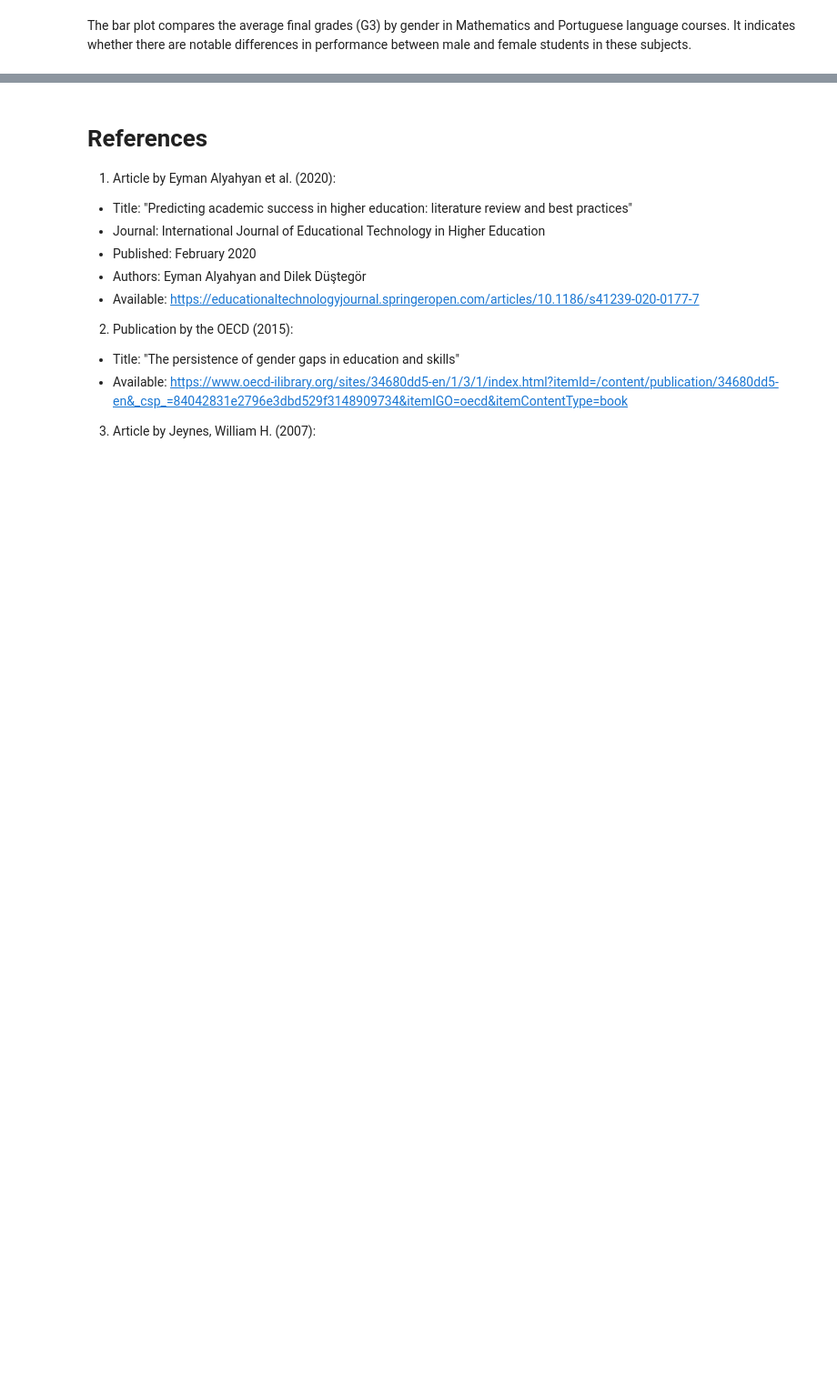
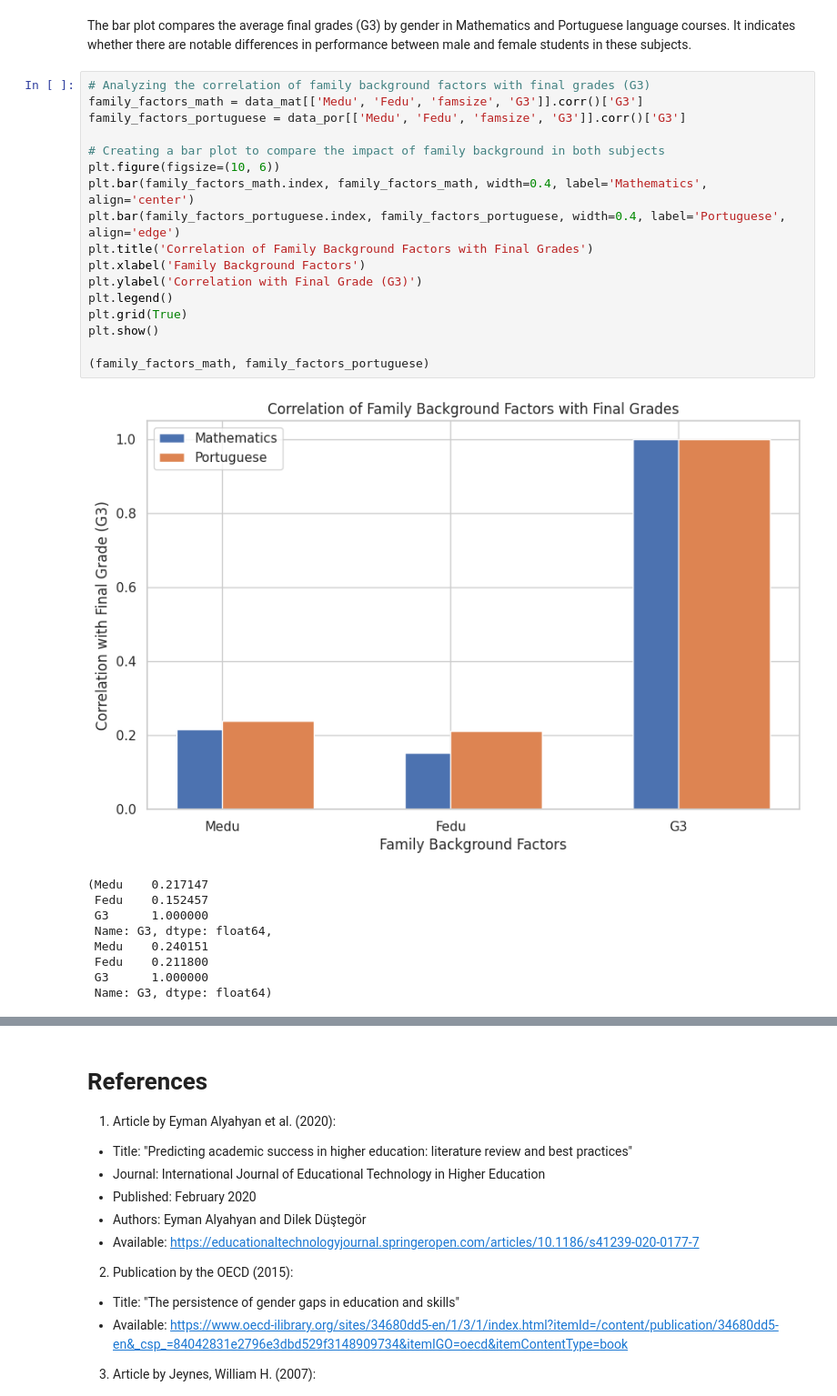
Before and after one commit to carlos-alves-one/Student-Performance-Analysis, a Jupyter notebook: Student_Performance.ipynb, the cells around one changed output, grey strips where cells are left out. Shown at 91% size. Saved outputs shown, nothing was run; the diff lists cells and outputs as text; blank space fills up the shorter version.

Commit message:
Evaluate Family Background Impact

```diff
--- a/Student_Performance.ipynb
+++ b/Student_Performance.ipynb
@@ -953,3 +953,30 @@ plt.show()
 [figure]
 # %% [markdown]
 The bar plot compares the average final grades (G3) by gender in Mathematics and Portuguese language courses. It indicates whether there are notable differences in performance between male and female students in these subjects.
+# %%
+# Analyzing the correlation of family background factors with final grades (G3)
+family_factors_math = data_mat[['Medu', 'Fedu', 'famsize', 'G3']].corr()['G3']
+family_factors_portuguese = data_por[['Medu', 'Fedu', 'famsize', 'G3']].corr()['G3']
+
+# Creating a bar plot to compare the impact of family background in both subjects
+plt.figure(figsize=(10, 6))
+plt.bar(family_factors_math.index, family_factors_math, width=0.4, label='Mathematics', align='center')
+plt.bar(family_factors_portuguese.index, family_factors_portuguese, width=0.4, label='Portuguese', align='edge')
+plt.title('Correlation of Family Background Factors with Final Grades')
+plt.xlabel('Family Background Factors')
+plt.ylabel('Correlation with Final Grade (G3)')
+plt.legend()
+plt.grid(True)
+plt.show()
+
+(family_factors_math, family_factors_portuguese)
+# %% [output]
+[figure, added]
+(Medu    0.217147
+ Fedu    0.152457
+ G3      1.000000
+ Name: G3, dtype: float64,
+ Medu    0.240151
+ Fedu    0.211800
+ G3      1.000000
+ Name: G3, dtype: float64)
```
Also changed, not shown: parts of 1 cell of this notebook.
